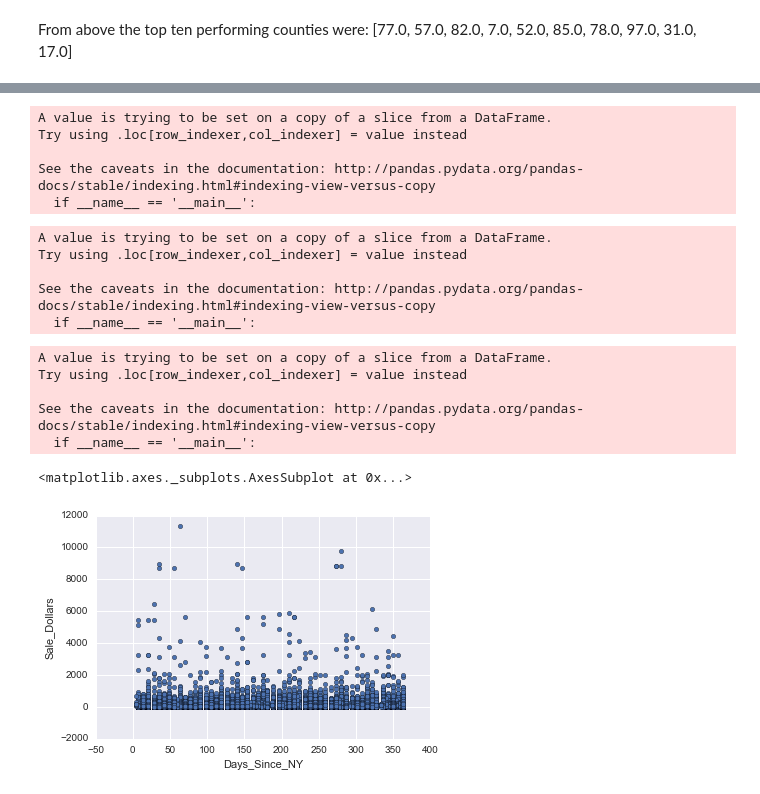
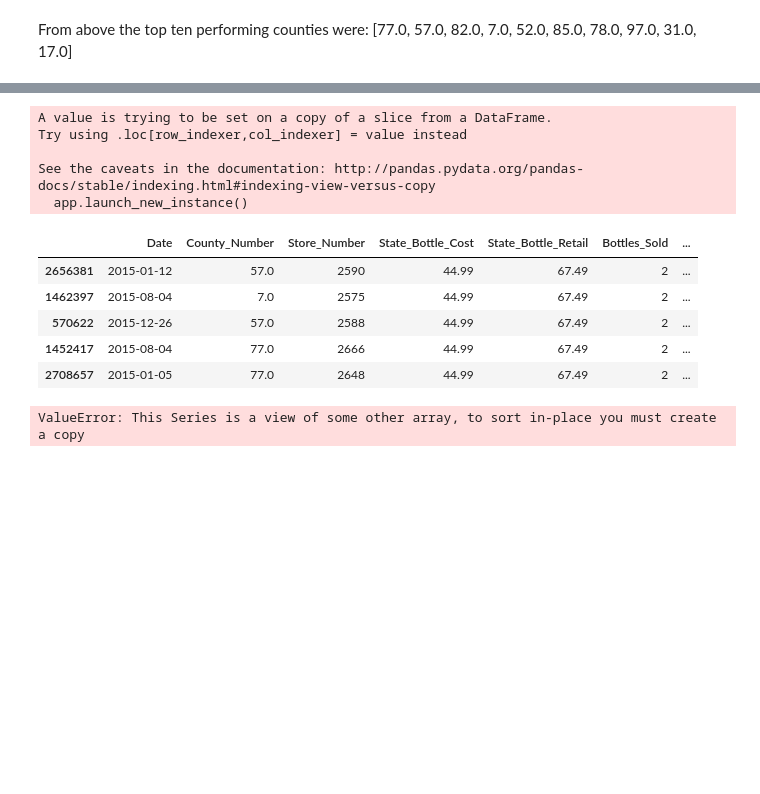
Before and after one commit to sambozek/DSI-SF-1-sebozek, a Jupyter notebook: projects/project-03/Project 3 WIP.ipynb, the cells around one changed output, grey strips where cells are left out. Cells and saved outputs as stored; diff of their text form; code cells hidden in the pictures; blank space fills up the shorter version.

```diff
--- a/projects/project-03/Project 3 WIP.ipynb
+++ b/projects/project-03/Project 3 WIP.ipynb
@@ -354,29 +272,19 @@ tten.tail()
-# %%
-tten['New_Year']= pd.to_datetime('01-01-2015', format="%m-%d-%Y")
-# %% [output]
-A value is trying to be set on a copy of a slice from a DataFrame.
-Try using .loc[row_indexer,col_indexer] = value instead
-
-See the caveats in the documentation: http://pandas.pydata.org/pandas-docs/stable/indexing.html#indexing-view-versus-copy
-  if __name__ == '__main__':
-# %%
-tten['Days_Since_NY'] = tten.index - tten.New_Year
-# %% [output]
-A value is trying to be set on a copy of a slice from a DataFrame.
-Try using .loc[row_indexer,col_indexer] = value instead
-
-See the caveats in the documentation: http://pandas.pydata.org/pandas-docs/stable/indexing.html#indexing-view-versus-copy
-  if __name__ == '__main__':
-# %%
-tten['Days_Since_NY'] = pd.to_numeric(tten['Days_Since_NY'])/86400000000000 # convert ns to days
-# %% [output]
-A value is trying to be set on a copy of a slice from a DataFrame.
-Try using .loc[row_indexer,col_indexer] = value instead
-
-See the caveats in the documentation: http://pandas.pydata.org/pandas-docs/stable/indexing.html#indexing-view-versus-copy
-  if __name__ == '__main__':
-# %%
-tten.plot(x='Days_Since_NY', y='Sale_Dollars', kind = 'scatter')
-# %% [output]
-<matplotlib.axes._subplots.AxesSubplot at 0x...>
-[figure, removed]
+# %%
+NY2015= pd.Timestamp('2015-01-01')
+
+tten['Days'] = tten['Date'].apply(lambda x: (x - NY2015).days) # Find the differences in days since the start of the year
+# %% [output]
+A value is trying to be set on a copy of a slice from a DataFrame.
+Try using .loc[row_indexer,col_indexer] = value instead
+
+See the caveats in the documentation: http://pandas.pydata.org/pandas-docs/stable/indexing.html#indexing-view-versus-copy
+  app.launch_new_instance()
+# %%
+tten.head()
+# %% [output]
+|  | Date | County_Number | Store_Number | State_Bottle_Cost | State_Bottle_Retail | Bottles_Sold | ... |
+| 2656381 | 2015-01-12 | 57.0 | 2590 | 44.99 | 67.49 | 2 | ... |
+| 1462397 | 2015-08-04 | 7.0 | 2575 | 44.99 | 67.49 | 2 | ... |
+| 570622 | 2015-12-26 | 57.0 | 2588 | 44.99 | 67.49 | 2 | ... |
+| 1452417 | 2015-08-04 | 77.0 | 2666 | 44.99 | 67.49 | 2 | ... |
+| 2708657 | 2015-01-05 | 77.0 | 2648 | 44.99 | 67.49 | 2 | ... |
@@ -382,0 +295,5 @@ tten.plot(x='Days_Since_NY', y='Sale_Dollars', kind = 'scatter')
+# %%
+tten15['Cumulative_Profit'] =  tten15["Purchase_Margins"].cumsum()
+tten15['Bottles_Total'] = tten15['Bottles_Sold'].cumsum()
+# %% [output]
+ValueError: This Series is a view of some other array, to sort in-place you must create a copy
```
Also changed, not shown: parts of 51 cells of this notebook, 1 other file.
